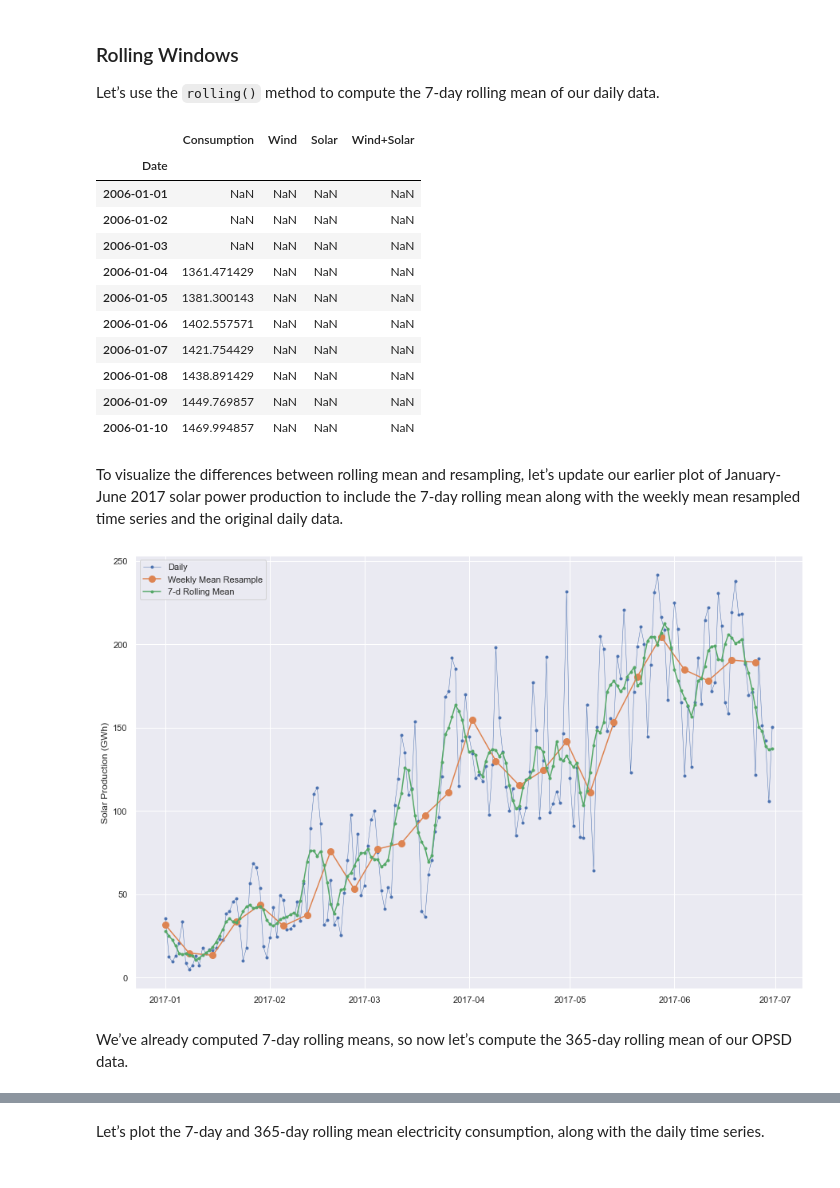
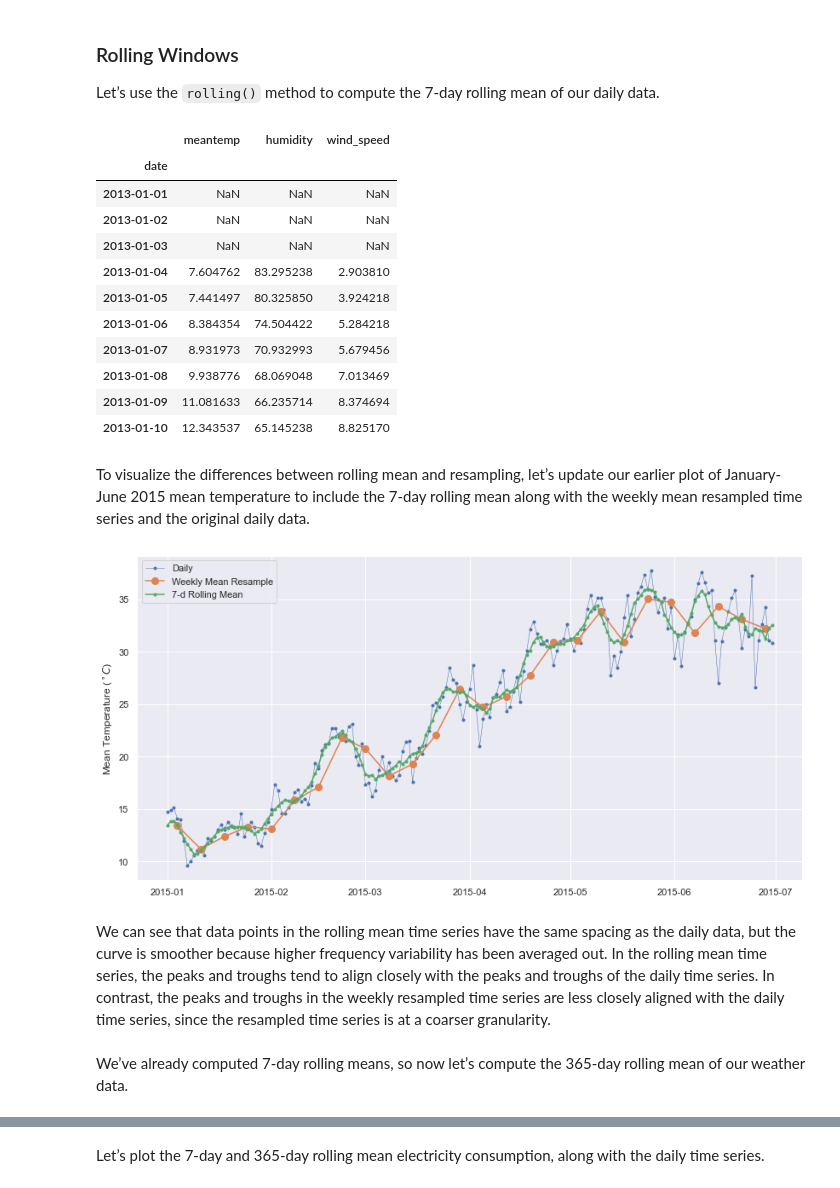
Before and after one commit to adili0505/Demo, a Jupyter notebook: delhi_weather_analysis.ipynb, the cells around one changed output, grey strips where cells are left out. Drawn from its saved outputs; the diff is of its cells as text; code cells hidden in the pictures.

```diff
--- a/delhi_weather_analysis.ipynb
+++ b/delhi_weather_analysis.ipynb
@@ -361,40 +361,42 @@ The figure above depicts that the ratio lies between $0.35$ and $0.45$ for the f
 Let’s use the `rolling()` method to compute the 7-day rolling mean of our daily data.
 # %%
 # Compute the centered 7-day rolling mean
-opsd_7d = opsd_daily[data_columns].rolling(7, center=True).mean()
-opsd_7d.head(10)
+delhi_7d = delhi_daily_weather[data_columns].rolling(7, center=True).mean()
+delhi_7d.head(10)
 # %% [output]
-|  | Consumption | Wind | Solar | Wind+Solar |
-| Date |  |  |  |  |
-| 2006-01-01 | NaN | NaN | NaN | NaN |
-| 2006-01-02 | NaN | NaN | NaN | NaN |
-| 2006-01-03 | NaN | NaN | NaN | NaN |
-| 2006-01-04 | 1361.471429 | NaN | NaN | NaN |
-| 2006-01-05 | 1381.300143 | NaN | NaN | NaN |
-| 2006-01-06 | 1402.557571 | NaN | NaN | NaN |
-| 2006-01-07 | 1421.754429 | NaN | NaN | NaN |
-| 2006-01-08 | 1438.891429 | NaN | NaN | NaN |
-| 2006-01-09 | 1449.769857 | NaN | NaN | NaN |
-| 2006-01-10 | 1469.994857 | NaN | NaN | NaN |
+|  | meantemp | humidity | wind_speed |
+| date |  |  |  |
+| 2013-01-01 | NaN | NaN | NaN |
+| 2013-01-02 | NaN | NaN | NaN |
+| 2013-01-03 | NaN | NaN | NaN |
+| 2013-01-04 | 7.604762 | 83.295238 | 2.903810 |
+| 2013-01-05 | 7.441497 | 80.325850 | 3.924218 |
+| 2013-01-06 | 8.384354 | 74.504422 | 5.284218 |
+| 2013-01-07 | 8.931973 | 70.932993 | 5.679456 |
+| 2013-01-08 | 9.938776 | 68.069048 | 7.013469 |
+| 2013-01-09 | 11.081633 | 66.235714 | 8.374694 |
+| 2013-01-10 | 12.343537 | 65.145238 | 8.825170 |
 # %% [markdown]
-To visualize the differences between rolling mean and resampling, let’s update our earlier plot of January-June 2017 solar power production to include the 7-day rolling mean along with the weekly mean resampled time series and the original daily data.
+To visualize the differences between rolling mean and resampling, let’s update our earlier plot of January-June 2015 mean temperature to include the 7-day rolling mean along with the weekly mean resampled time series and the original daily data.
 # %%
 # Start and end of the date range to extract
-start, end = '2017-01', '2017-06'
+start, end = '2015-01', '2015-06'
 # Plot daily, weekly resampled, and 7-day rolling mean time series together
 fig, ax = plt.subplots()
-ax.plot(opsd_daily.loc[start:end, 'Solar'],
+ax.plot(delhi_daily_weather.loc[start:end, 'meantemp'],
         marker='.', linestyle='-', linewidth=0.5, label='Daily')
-ax.plot(opsd_weekly_mean.loc[start:end, 'Solar'],
+ax.plot(delhi_weekly_mean.loc[start:end, 'meantemp'],
         marker='o', markersize=8, linestyle='-', label='Weekly Mean Resample')
-ax.plot(opsd_7d.loc[start:end, 'Solar'],
+ax.plot(delhi_7d.loc[start:end, 'meantemp'],
         marker='.', linestyle='-', label='7-d Rolling Mean')
-ax.set_ylabel('Solar Production (GWh)')
+ax.set_ylabel('Mean Temperature ($^\circ C$)')
 ax.legend();
 # %% [output]
-[figure, old version]
+[figure, new version]
+# %% [markdown]
+We can see that data points in the rolling mean time series have the same spacing as the daily data, but the curve is smoother because higher frequency variability has been averaged out. In the rolling mean time series, the peaks and troughs tend to align closely with the peaks and troughs of the daily time series. In contrast, the peaks and troughs in the weekly resampled time series are less closely aligned with the daily time series, since the resampled time series is at a coarser granularity.
 # %% [markdown]
-We’ve already computed 7-day rolling means, so now let’s compute the 365-day rolling mean of our OPSD data.
+We’ve already computed 7-day rolling means, so now let’s compute the 365-day rolling mean of our weather data.
 # %%
 # The min_periods=360 argument accounts for a few isolated missing days in the
 # wind and solar production time series
```
Also changed, not shown: parts of 1 cell of this notebook.
